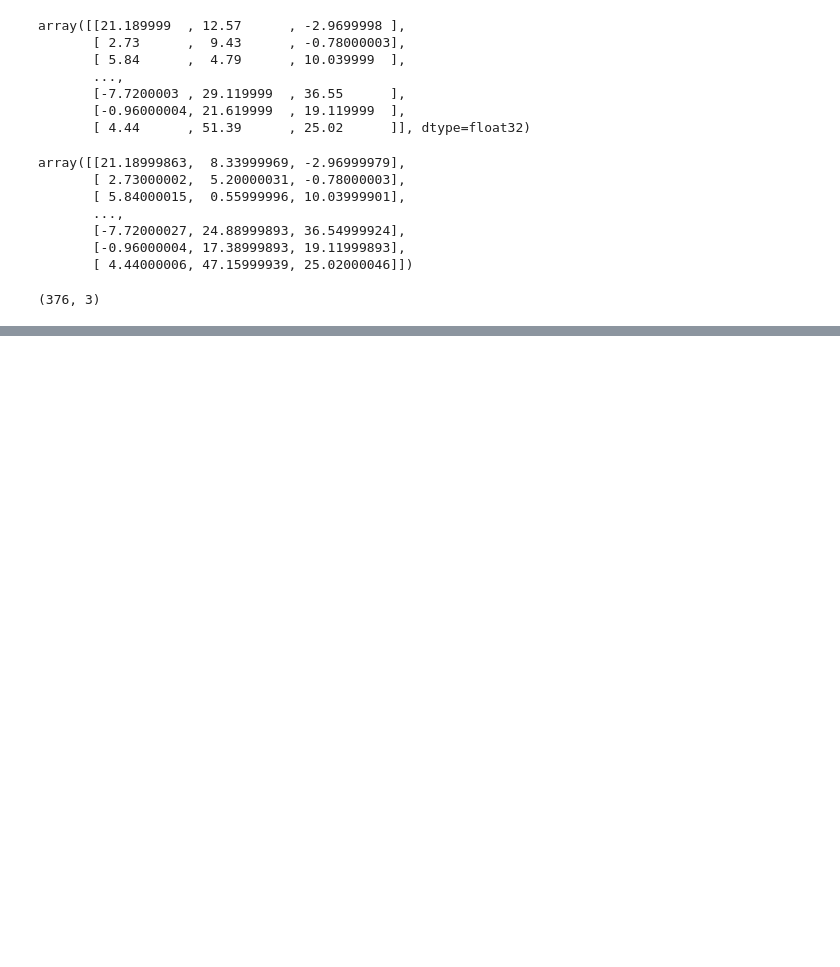
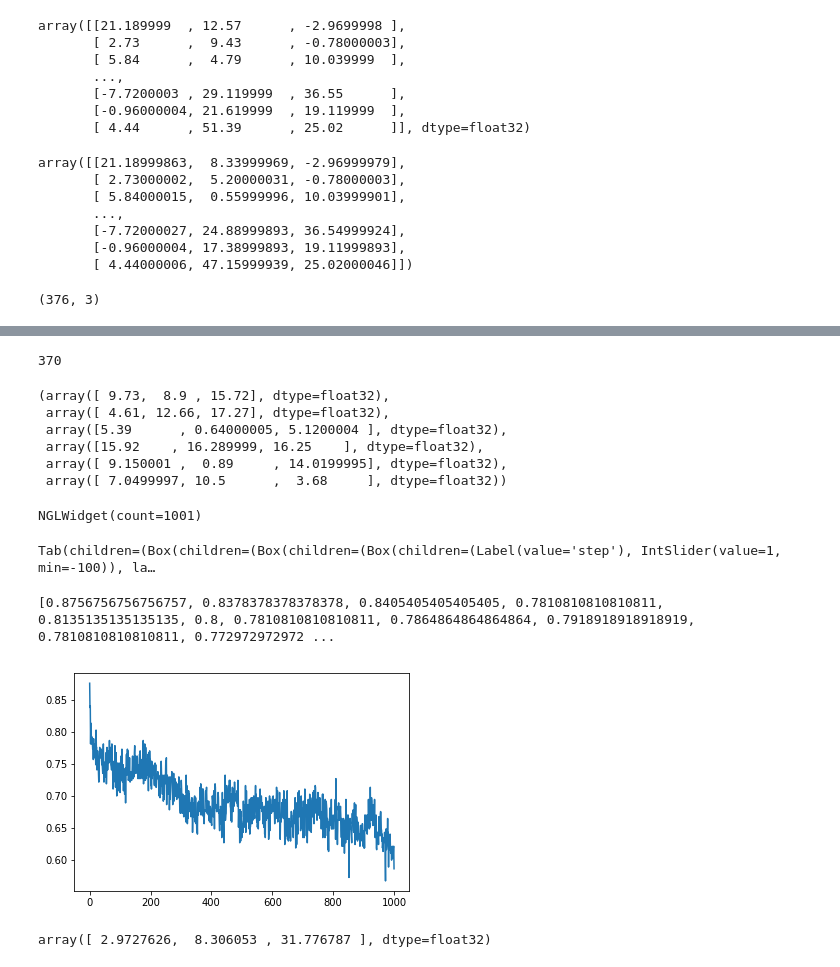
Before and after one commit to klyshko/EFX-project, a Jupyter notebook: crystal_water.ipynb, the cells around one changed output, grey strips where cells are left out. Drawn from its saved outputs; the diff is of its cells as text; code cells hidden in the pictures; blank space fills up the shorter version.

Commit message:
Finished analysis of crystal water cites

```diff
--- a/crystal_water.ipynb
+++ b/crystal_water.ipynb
@@ -71,0 +113,44 @@ crystal_water_coordinates.shape
+# %%
+crystal_waters_selection = u_emin.select_atoms('resname HUI')
+for atom in crystal_waters_atomgroup:
+    crystal_waters_selection += u_emin.atoms[atom.index]
+print(crystal_waters_selection.n_atoms)
+# %% [output]
+370
+# %%
+fixed_coordinates = crystal_waters_selection.positions.copy()
+# %%
+u2.atoms[6994].position, u2.atoms[6997].position, u2.atoms[7000].position, u2.atoms[7003].position, u2.atoms[7006].position, u2.atoms[7009].position
+# %% [output]
+(array([ 9.73,  8.9 , 15.72], dtype=float32),
+ array([ 4.61, 12.66, 17.27], dtype=float32),
+ array([5.39      , 0.64000005, 5.1200004 ], dtype=float32),
+ array([15.92    , 16.289999, 16.25    ], dtype=float32),
+ array([ 9.150001 ,  0.89     , 14.0199995], dtype=float32),
+ array([ 7.0499997, 10.5      ,  3.68     ], dtype=float32))
+# %%
+u_berendsen = md.Universe('../Rama-Crystal-1/NPT/simfiles/solvate_genion.gro','../Rama-Crystal-1/NPT/BerendsenRun/traj.xtc')
+ng.show_mdanalysis(u_berendsen, gui=True)
+# %% [output]
+NGLWidget(count=1001)
+Tab(children=(Box(children=(Box(children=(Box(children=(Label(value='step'), IntSlider(value=1, min=-100)), la…
+# %%
+import matplotlib.pyplot as plt
+plt.style.use('seaborn-poster')
+# %%
+percent = []
+for ts in u_berendsen.trajectory[:2]:
+    counter = 0
+    for crystal_coord in fixed_coordinates:
+        for oxygen in u_berendsen.select_atoms('resname SOL and name OW'):
+            if np.linalg.norm(crystal_coord - oxygen.position) < 2.0:
+                counter += 1
+                break
+    counter /= 370.
+    percent.append(counter)
+print(percent)
+plt.plot(percent)
+plt.show()
+# %% [output]
+[0.8756756756756757, 0.8378378378378378, 0.8405405405405405, 0.7810810810810811, 0.8135135135135135, 0.8, 0.7810810810810811, 0.7864864864864864, 0.7918918918918919, 0.7810810810810811, 0.772972972972 ...
+[figure, added]
@@ -71,0 +160,4 @@ crystal_water_coordinates.shape
+# %%
+fixed_coordinates[0]
+# %% [output]
+array([ 2.9727626,  8.306053 , 31.776787 ], dtype=float32)
```
Also changed, not shown: parts of 14 cells of this notebook.
